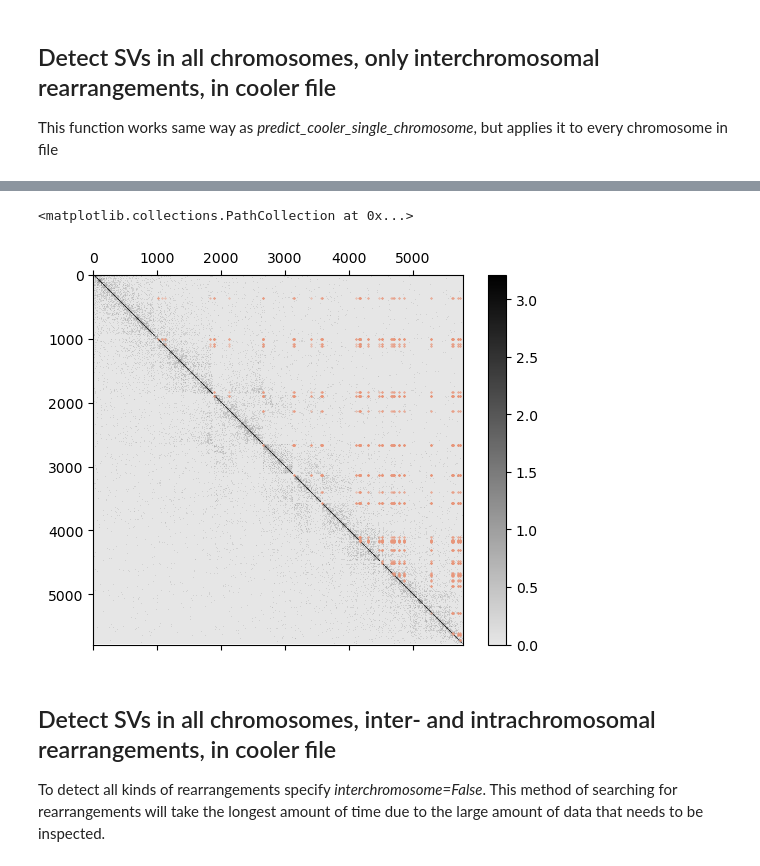
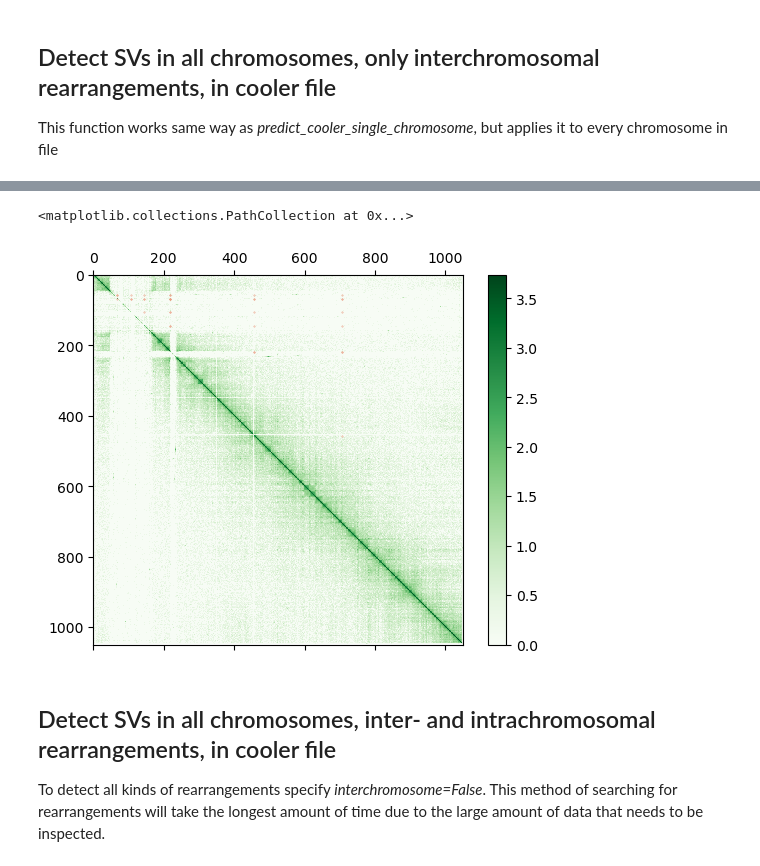
Before and after one commit to Dv1t/HICT_Patterns, a Jupyter notebook: examples.ipynb, the cells around one changed output, grey strips where cells are left out. Drawn from its saved outputs; the diff is of its cells as text; code cells hidden in the pictures.

```diff
--- a/examples.ipynb
+++ b/examples.ipynb
@@ -47,6 +207,6 @@ This function works same way as *predict_cooler_single_chromosome*, but applies
 from hict_patterns import predict_cooler
 
 detections_list = predict_cooler(cooler_file_path="data/ARAB_vs_Coluzzii/ARAB_vs_Coluzzii_4DN.mcool",
-                                 resolution=10000,
+                                 resolution=50000,
                                  interchromosome=True,
                                  device_name='/device:GPU:0')
@@ -53,17 +217,17 @@ detections_list = predict_cooler(cooler_file_path="data/ARAB_vs_Coluzzii/ARAB_vs
 # %%
-c = cooler.Cooler('data/ARAB_vs_Coluzzii/ARAB_vs_Coluzzii_4DN.mcool::/resolutions/10000')
-matrix = c.matrix(balance=False).fetch('2R')
+c = cooler.Cooler('data/ARAB_vs_Coluzzii/ARAB_vs_Coluzzii_4DN.mcool::/resolutions/50000')
+matrix = c.matrix(balance=False).fetch('2L')
 
 fig = plt.figure()
 ax = fig.add_subplot(111)
-im = ax.matshow(np.log10(matrix+1), cmap=clr.LinearSegmentedColormap.from_list('yarg', ['#e6e6e6','#000'], N=256))
+im = ax.matshow(np.log10(matrix+1), cmap='Greens')
 fig.colorbar(im)
 
-detections = detections_list['2R']
-plt.scatter([i[0]//10000 for i in detections],[i[1]//10000 for i in detections],s=0.1, c='#E9967A')
+detections = detections_list['2L']
+plt.scatter([i[0]//50000 for i in detections],[i[1]//50000 for i in detections],s=0.1, c='#E9967A')
 # %% [output]
 <matplotlib.collections.PathCollection at 0x...>
-[figure, old version]
+[figure, new version]
 # %% [markdown]
 ## Detect SVs in all chromosomes, inter- and intrachromosomal rearrangements, in cooler file
 To detect all kinds of rearrangements specify *interchromosome=False*. This method of searching for rearrangements will take the longest amount of time due to the large amount of data that needs to be inspected.
```
Also changed, not shown: parts of 8 cells of this notebook, 12 other files.
